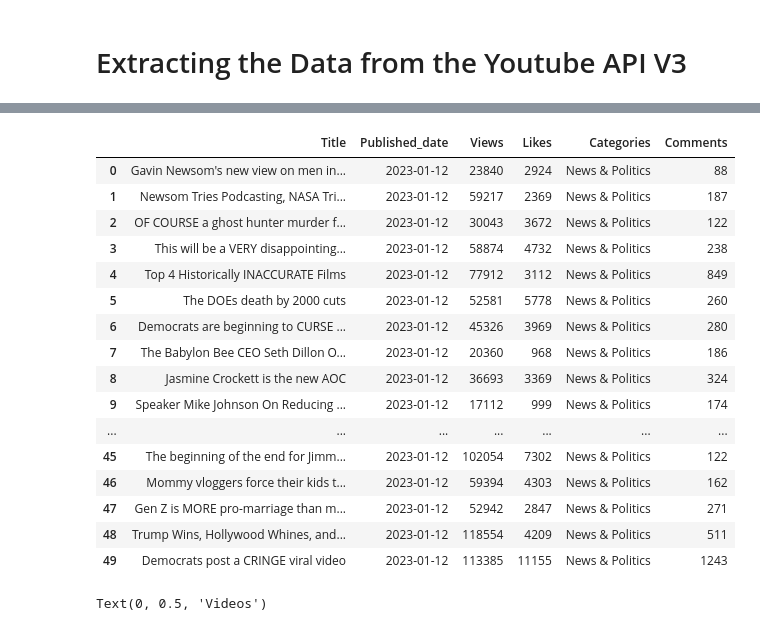
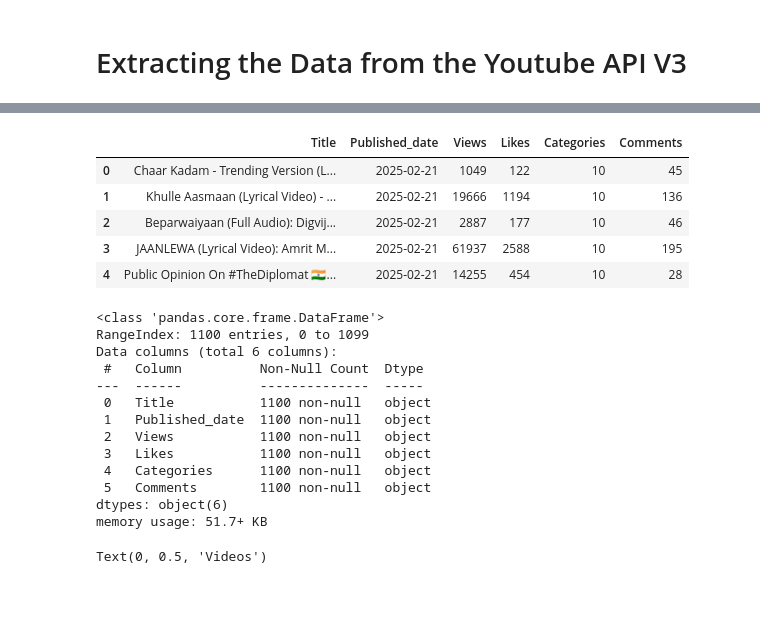
Before and after one commit to Jasper1007J/media_content_platform, a Jupyter notebook: data_extraction.ipynb, the cells around one changed output, grey strips where cells are left out. Cells and saved outputs as stored; diff of their text form; code cells hidden in the pictures; blank space fills up the shorter version.

Commit message:
Completed Kaggle Dataset process
Extracted the data from Kaggle Dataset, normalised the data and visualised the data using Matplotlib and seaborn

```diff
--- a/data_extraction.ipynb
+++ b/data_extraction.ipynb
@@ -227,40 +233,45 @@ video_data['Categories'] = categories_column
 # %%
 # displaying all rows and columns
 
 pd.set_option('display.max_rows', None)
 
 
 # Uploading the data into a csv file
 video_data.to_csv('youtube_data.csv',index=False)
 
 change_date = []
 
 for data in video_data['Published_date']:
-    data = datetime.strptime(str(data), "%Y-%m-%d %H:%M:%S").strftime('%Y-%m-%d')
+    data = datetime.strptime(str(data), "%Y-%m-%dT%H:%M:%SZ").strftime('%Y-%m-%d')
     video_data['Published_date'] = data
 
 
 
 # Displaying the first 50 rows of the data
-video_data.head(50)
+video_data.head()
 # %% [output]
 |  | Title | Published_date | Views | Likes | Categories | Comments |
-| 0 | Gavin Newsom's new view on men in... | 2023-01-12 | 23840 | 2924 | News & Politics | 88 |
-| 1 | Newsom Tries Podcasting, NASA Tri... | 2023-01-12 | 59217 | 2369 | News & Politics | 187 |
-| 2 | OF COURSE a ghost hunter murder f... | 2023-01-12 | 30043 | 3672 | News & Politics | 122 |
-| 3 | This will be a VERY disappointing... | 2023-01-12 | 58874 | 4732 | News & Politics | 238 |
-| 4 | Top 4 Historically INACCURATE Films | 2023-01-12 | 77912 | 3112 | News & Politics | 849 |
-| 5 | The DOEs death by 2000 cuts | 2023-01-12 | 52581 | 5778 | News & Politics | 260 |
-| 6 | Democrats are beginning to CURSE ... | 2023-01-12 | 45326 | 3969 | News & Politics | 280 |
-| 7 | The Babylon Bee CEO Seth Dillon O... | 2023-01-12 | 20360 | 968 | News & Politics | 186 |
-| 8 | Jasmine Crockett is the new AOC | 2023-01-12 | 36693 | 3369 | News & Politics | 324 |
-| 9 | Speaker Mike Johnson On Reducing ... | 2023-01-12 | 17112 | 999 | News & Politics | 174 |
-| ... | ... | ... | ... | ... | ... | ... |
-| 45 | The beginning of the end for Jimm... | 2023-01-12 | 102054 | 7302 | News & Politics | 122 |
-| 46 | Mommy vloggers force their kids t... | 2023-01-12 | 59394 | 4303 | News & Politics | 162 |
-| 47 | Gen Z is MORE pro-marriage than m... | 2023-01-12 | 52942 | 2847 | News & Politics | 271 |
-| 48 | Trump Wins, Hollywood Whines, and... | 2023-01-12 | 118554 | 4209 | News & Politics | 511 |
-| 49 | Democrats post a CRINGE viral video | 2023-01-12 | 113385 | 11155 | News & Politics | 1243 |
+| 0 | Chaar Kadam - Trending Version (L... | 2025-02-21 | 1049 | 122 | 10 | 45 |
+| 1 | Khulle Aasmaan (Lyrical Video) - ... | 2025-02-21 | 19666 | 1194 | 10 | 136 |
+| 2 | Beparwaiyaan (Full Audio): Digvij... | 2025-02-21 | 2887 | 177 | 10 | 46 |
+| 3 | JAANLEWA (Lyrical Video): Amrit M... | 2025-02-21 | 61937 | 2588 | 10 | 195 |
+| 4 | Public Opinion On #TheDiplomat 🇮🇳... | 2025-02-21 | 14255 | 454 | 10 | 28 |
+# %%
+video_data.info()
+# %% [output]
+<class 'pandas.core.frame.DataFrame'>
+RangeIndex: 1100 entries, 0 to 1099
+Data columns (total 6 columns):
+ #   Column          Non-Null Count  Dtype
+---  ------          --------------  -----
+ 0   Title           1100 non-null   object
+ 1   Published_date  1100 non-null   object
+ 2   Views           1100 non-null   object
+ 3   Likes           1100 non-null   object
+ 4   Categories      1100 non-null   object
+ 5   Comments        1100 non-null   object
+dtypes: object(6)
+memory usage: 51.7+ KB
 # %%
 import matplotlib.pyplot as plt
 import seaborn as sns
```
Also changed, not shown: parts of 18 cells of this notebook, 4 other files.
